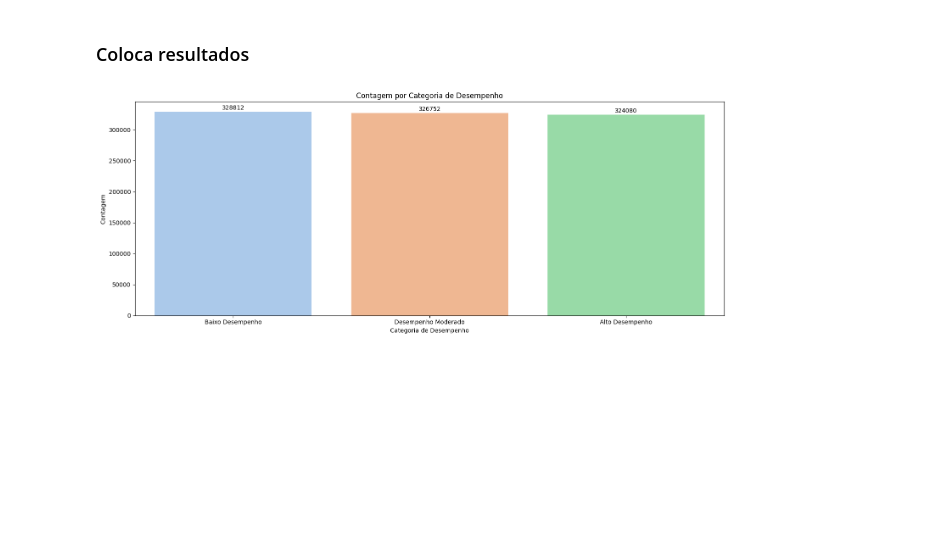
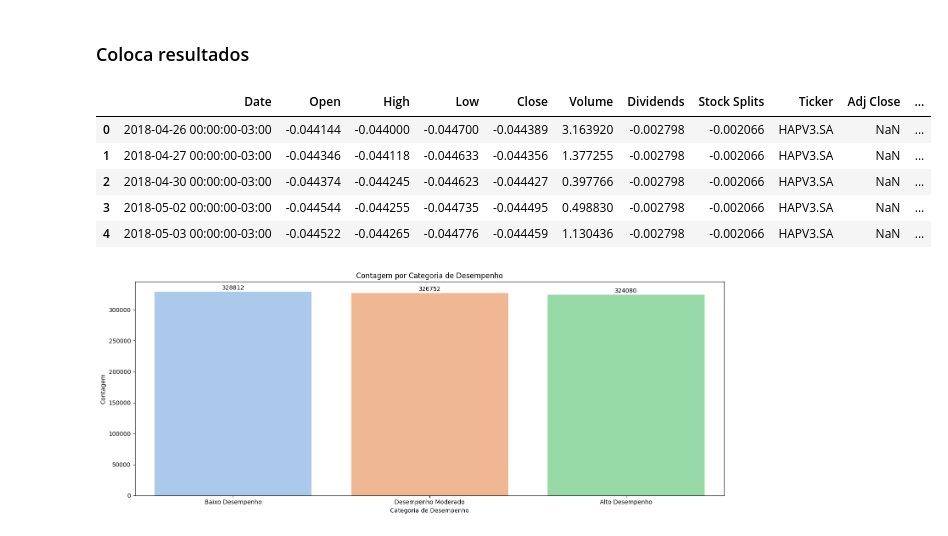
Before and after one commit to manubiagi/pos_ds_ml, a Jupyter notebook: model.ipynb, the cells around one changed output. Cells and saved outputs as stored; diff of their text form; code cells hidden in the pictures; blank space fills up the shorter version.

Commit message:
Add dataframe visualization code

```diff
--- a/model.ipynb
+++ b/model.ipynb
@@ -304,6 +304,15 @@ Floresta Aleatória - Treino - Relatório de Classificação:
 ### Coloca resultados
 # %%
 df = pd.read_parquet('model_data.parquet')
+# %%
+df.head()
+# %% [output]
+|  | Date | Open | High | Low | Close | Volume | Dividends | Stock Splits | Ticker | Adj Close | ... |
+| 0 | 2018-04-26 00:00:00-03:00 | -0.044144 | -0.044000 | -0.044700 | -0.044389 | 3.163920 | -0.002798 | -0.002066 | HAPV3.SA | NaN | ... |
+| 1 | 2018-04-27 00:00:00-03:00 | -0.044346 | -0.044118 | -0.044633 | -0.044356 | 1.377255 | -0.002798 | -0.002066 | HAPV3.SA | NaN | ... |
+| 2 | 2018-04-30 00:00:00-03:00 | -0.044374 | -0.044245 | -0.044623 | -0.044427 | 0.397766 | -0.002798 | -0.002066 | HAPV3.SA | NaN | ... |
+| 3 | 2018-05-02 00:00:00-03:00 | -0.044544 | -0.044255 | -0.044735 | -0.044495 | 0.498830 | -0.002798 | -0.002066 | HAPV3.SA | NaN | ... |
+| 4 | 2018-05-03 00:00:00-03:00 | -0.044522 | -0.044265 | -0.044776 | -0.044459 | 1.130436 | -0.002798 | -0.002066 | HAPV3.SA | NaN | ... |
 # %%
 # Contando o número de ocorrências para cada categoria de desempenho
 categoria_counts = df['Categoria de Desempenho'].value_counts().reset_index()
```
